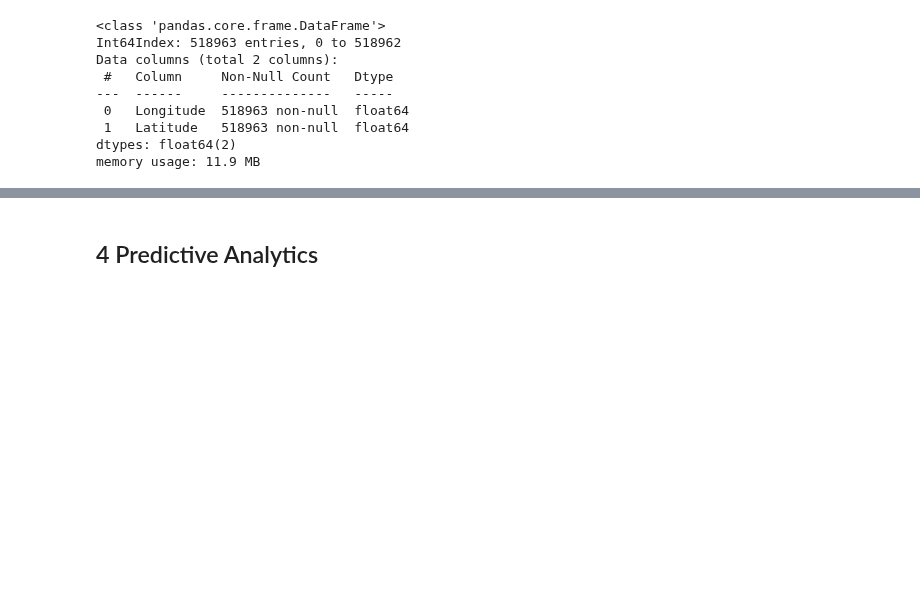
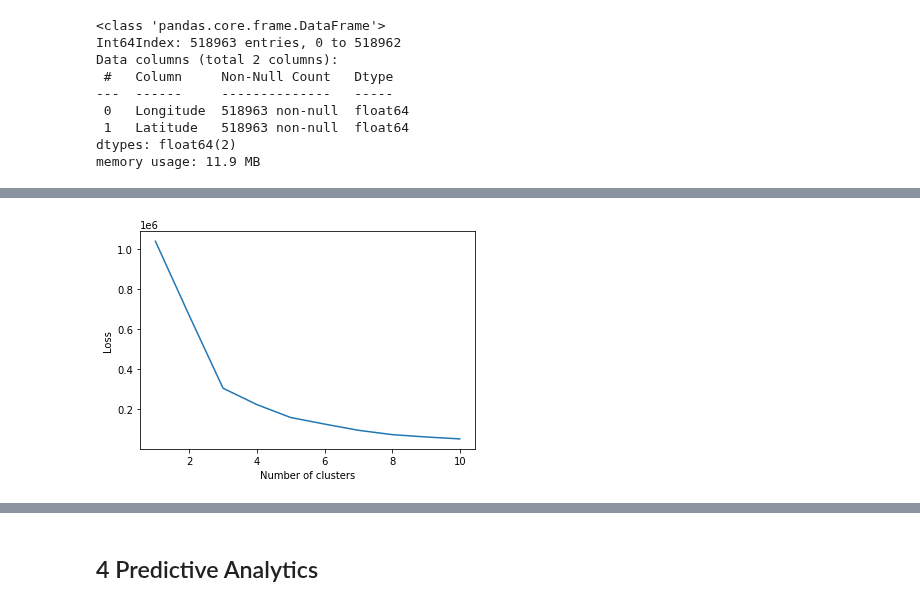
Before and after one commit to MoritzWagner13/Machine-Learning, a Jupyter notebook: Code_V1.3.ipynb, the cells around one changed output, grey strips where cells are left out. Saved outputs shown, nothing was run; the diff lists cells and outputs as text; code cells hidden in the pictures; blank space fills up the shorter version.

Commit message:
Cluster for Trip Durations

```diff
--- a/Code_V1.3.ipynb
+++ b/Code_V1.3.ipynb
@@ -1107,0 +994,7 @@ plt.show()
+# %%
+clusterTime = pd.DataFrame({'Start_Time' : bike_station['start_time'].dt.hour, 'Trip_Length' : bike_station['trip_duration']/pd.Timedelta(minutes=1)})
+scaler = StandardScaler()
+scaler.fit(clusterTime)
+clusterTime_scaled = scaler.transform(clusterTime)
+clusterTime_scaled_df = pd.DataFrame(clusterTime_scaled, columns=clusterTime.columns, index=clusterTime.index)
+clusterTime_scaled_df.head()
@@ -1107,0 +1008,18 @@ plt.show()
+# %%
+k_max = 10 #möglicherweise ändern
+
+clusters = []
+losses = []
+
+for k in range(k_max):
+    model = KMeans(n_clusters=k+1)
+    model.fit(clusterTime_scaled)
+    clusters.append(k+1)
+    losses.append(model.inertia_)
+
+plt.plot(clusters, losses)
+plt.ylabel("Loss")
+plt.xlabel("Number of clusters")
+plt.show()
+# %% [output]
+[figure, added]
```
Also changed, not shown: parts of 29 cells of this notebook.
